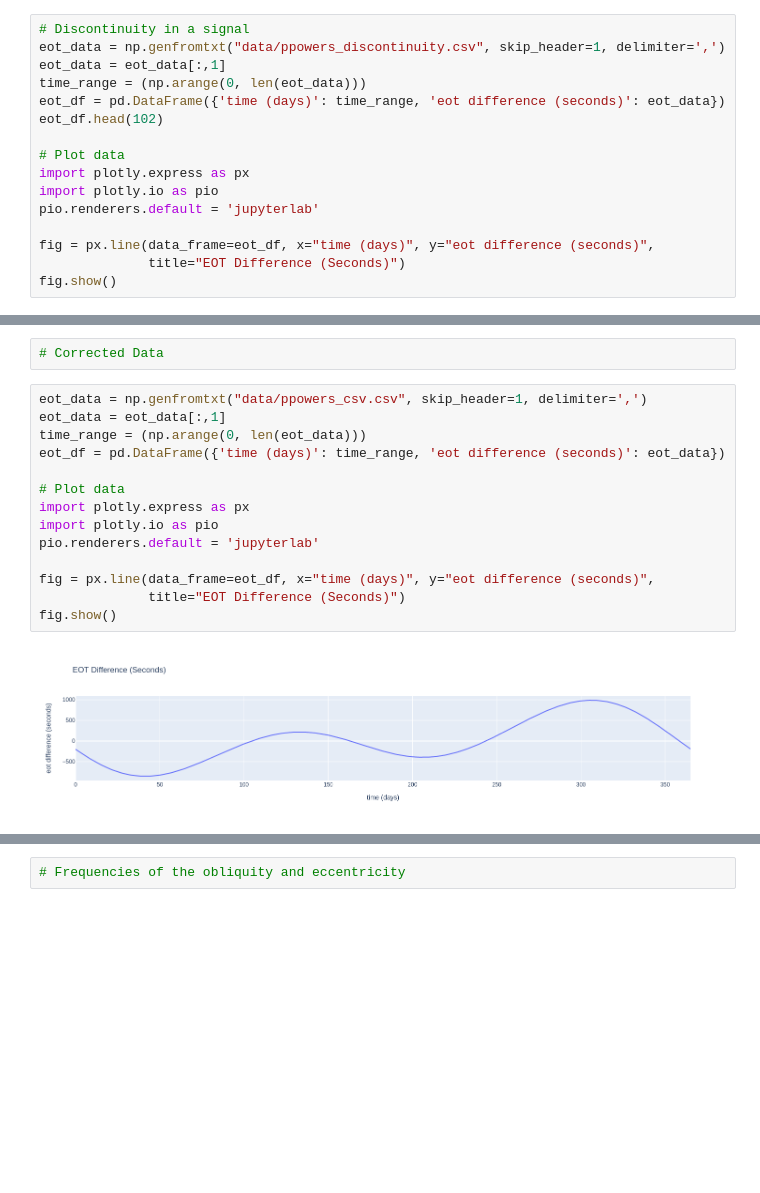
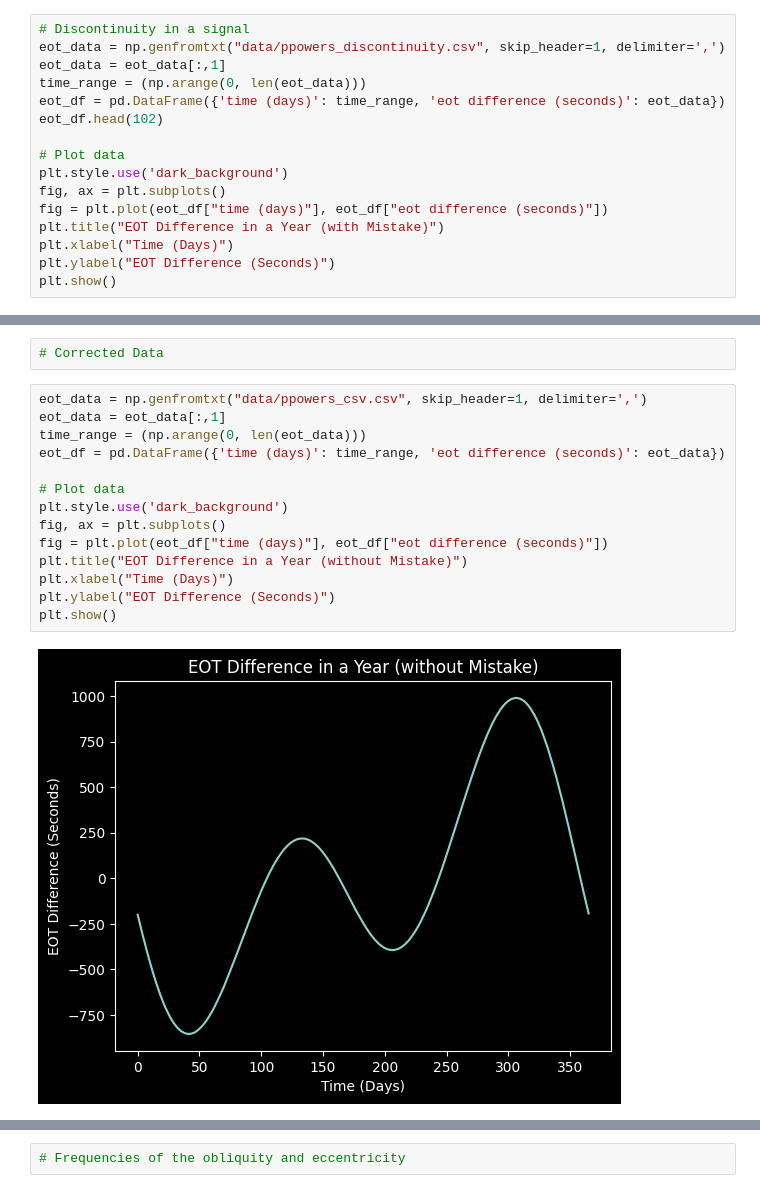
Before and after one commit to cyschneck/wavelet-tutorial, a Jupyter notebook: wavelet_eot.ipynb, the cells around one changed output, grey strips where cells are left out. Cells and saved outputs as stored; diff of their text form; blank space fills up the shorter version.

```diff
--- a/wavelet_eot.ipynb
+++ b/wavelet_eot.ipynb
@@ -16,11 +16,11 @@ eot_df = pd.DataFrame({'time (days)': time_range, 'eot difference (seconds)': eo
 eot_df.head(102)
 
 # Plot data
-import plotly.express as px
-import plotly.io as pio
-pio.renderers.default = 'jupyterlab'
-
-fig = px.line(data_frame=eot_df, x="time (days)", y="eot difference (seconds)",
-              title="EOT Difference (Seconds)")
-fig.show()
+plt.style.use('dark_background')
+fig, ax = plt.subplots()
+fig = plt.plot(eot_df["time (days)"], eot_df["eot difference (seconds)"])
+plt.title("EOT Difference in a Year (with Mistake)")
+plt.xlabel("Time (Days)")
+plt.ylabel("EOT Difference (Seconds)")
+plt.show()
 # %% [output]
@@ -58,17 +57,17 @@ y-axis be default is: 19
 # %%
 eot_data = np.genfromtxt("data/ppowers_csv.csv", skip_header=1, delimiter=',')
 eot_data = eot_data[:,1]
 time_range = (np.arange(0, len(eot_data)))
 eot_df = pd.DataFrame({'time (days)': time_range, 'eot difference (seconds)': eot_data})
 
 # Plot data
-import plotly.express as px
-import plotly.io as pio
-pio.renderers.default = 'jupyterlab'
-
-fig = px.line(data_frame=eot_df, x="time (days)", y="eot difference (seconds)",
-              title="EOT Difference (Seconds)")
-fig.show()
+plt.style.use('dark_background')
+fig, ax = plt.subplots()
+fig = plt.plot(eot_df["time (days)"], eot_df["eot difference (seconds)"])
+plt.title("EOT Difference in a Year (without Mistake)")
+plt.xlabel("Time (Days)")
+plt.ylabel("EOT Difference (Seconds)")
+plt.show()
 # %% [output]
-[figure, old version]
+[figure, new version]
 # %%
```
Also changed, not shown: parts of 4 cells of this notebook, 1 other file.
